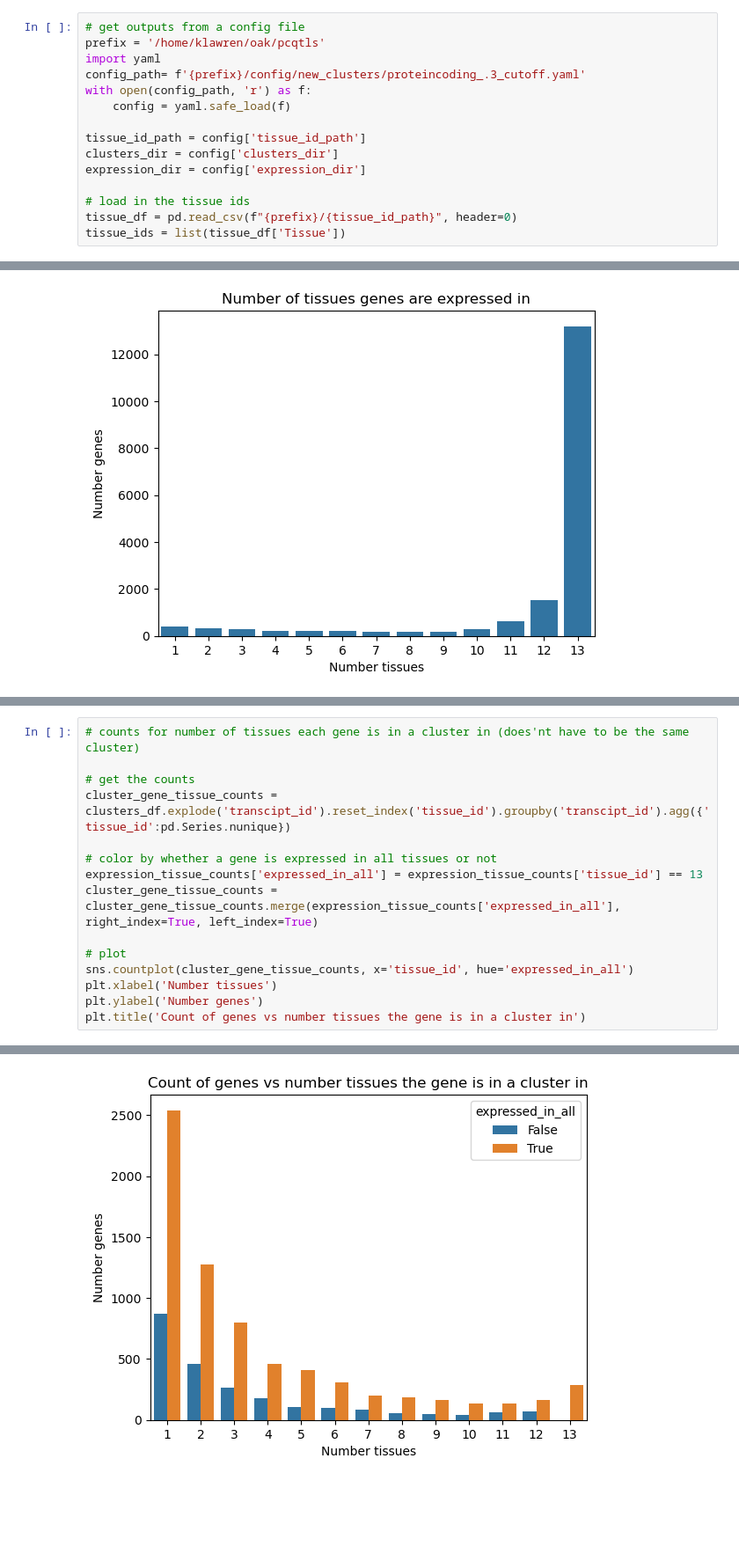
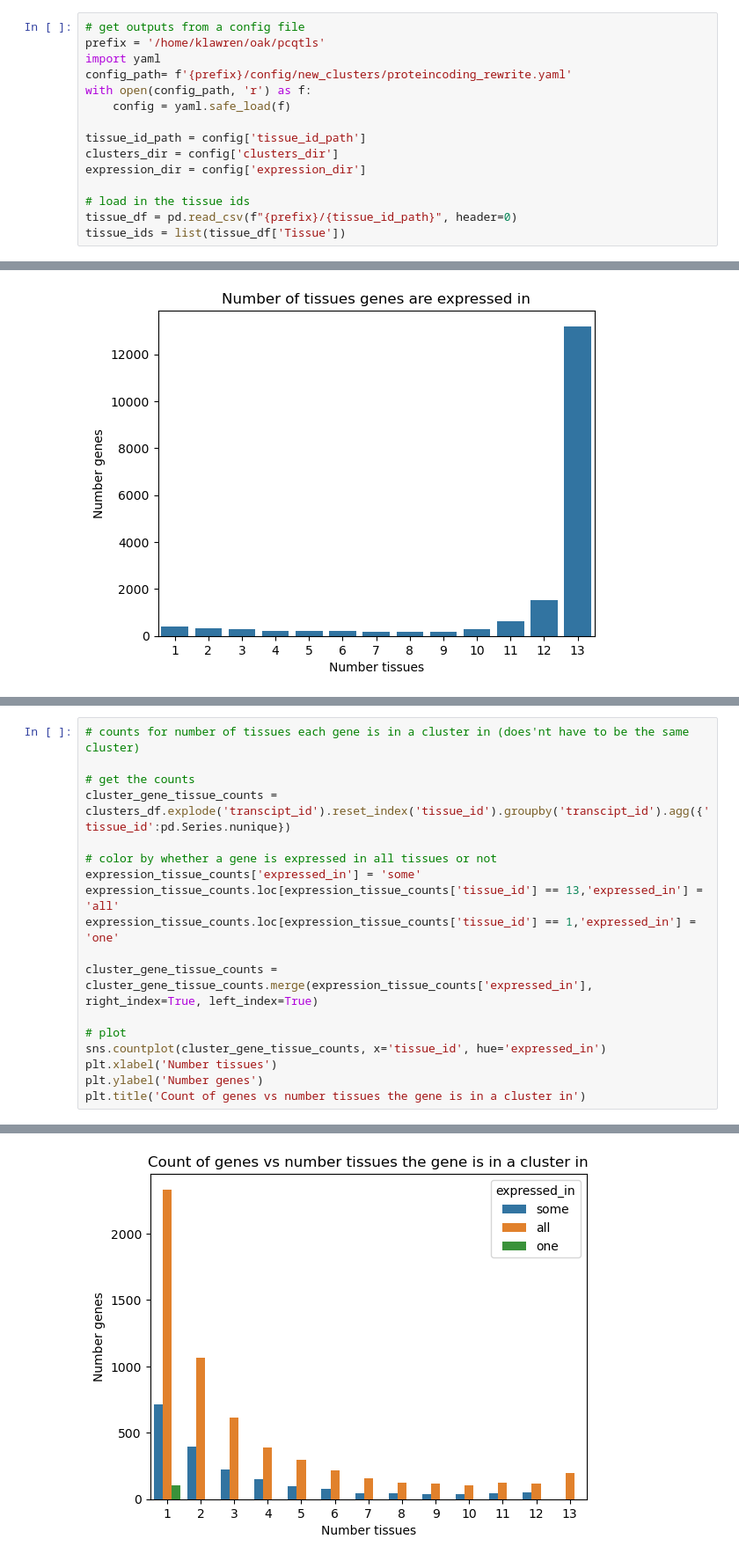
Before and after one commit to kal26/pcqtls, a Jupyter notebook: workflow/notebooks/cluster_analysis/cluster_counts.ipynb, the cells around one changed output, grey strips where cells are left out. Shown at 88% size. Cells and saved outputs as stored; diff of their text form; blank space fills up the shorter version.

```diff
--- a/workflow/notebooks/cluster_analysis/cluster_counts.ipynb
+++ b/workflow/notebooks/cluster_analysis/cluster_counts.ipynb
@@ -27,7 +27,7 @@ import matplotlib as mpl
 # get outputs from a config file
 prefix = '/home/klawren/oak/pcqtls'
 import yaml
-config_path= f'{prefix}/config/new_clusters/proteincoding_.3_cutoff.yaml'
+config_path= f'{prefix}/config/new_clusters/proteincoding_rewrite.yaml'
 with open(config_path, 'r') as f:
     config = yaml.safe_load(f)
 
@@ -200,21 +200,24 @@ Text(0.5, 1.0, 'Sharing of cluster genes across tissues')
 # %%
 # counts for number of tissues each gene is in a cluster in (does'nt have to be the same cluster)
 
 # get the counts
 cluster_gene_tissue_counts = clusters_df.explode('transcipt_id').reset_index('tissue_id').groupby('transcipt_id').agg({'tissue_id':pd.Series.nunique})
 
 # color by whether a gene is expressed in all tissues or not
-expression_tissue_counts['expressed_in_all'] = expression_tissue_counts['tissue_id'] == 13
-cluster_gene_tissue_counts = cluster_gene_tissue_counts.merge(expression_tissue_counts['expressed_in_all'], right_index=True, left_index=True)
+expression_tissue_counts['expressed_in'] = 'some'
+expression_tissue_counts.loc[expression_tissue_counts['tissue_id'] == 13,'expressed_in'] = 'all'
+expression_tissue_counts.loc[expression_tissue_counts['tissue_id'] == 1,'expressed_in'] = 'one'
+
+cluster_gene_tissue_counts = cluster_gene_tissue_counts.merge(expression_tissue_counts['expressed_in'], right_index=True, left_index=True)
 
 # plot
-sns.countplot(cluster_gene_tissue_counts, x='tissue_id', hue='expressed_in_all')
+sns.countplot(cluster_gene_tissue_counts, x='tissue_id', hue='expressed_in')
 plt.xlabel('Number tissues')
 plt.ylabel('Number genes')
 plt.title('Count of genes vs number tissues the gene is in a cluster in')
 # %% [output]
 Text(0.5, 1.0, 'Count of genes vs number tissues the gene is in a cluster in')
-[figure, old version]
+[figure, new version]
 # %%
 # sharing of the exact clusters
 cluster_memberships_df = clusters_df.reset_index('tissue_id').groupby('Transcripts').agg({'tissue_id':list})
```
Also changed, not shown: parts of 7 cells of this notebook, 16 other files.
